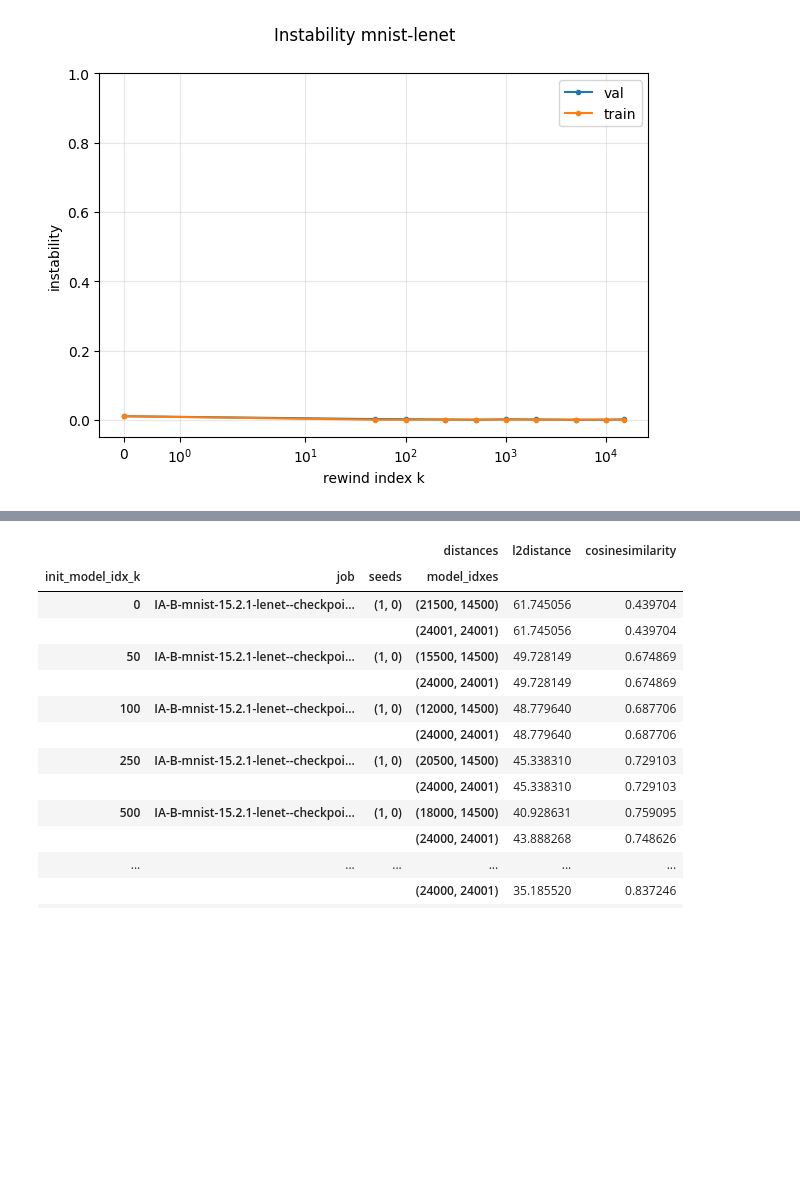
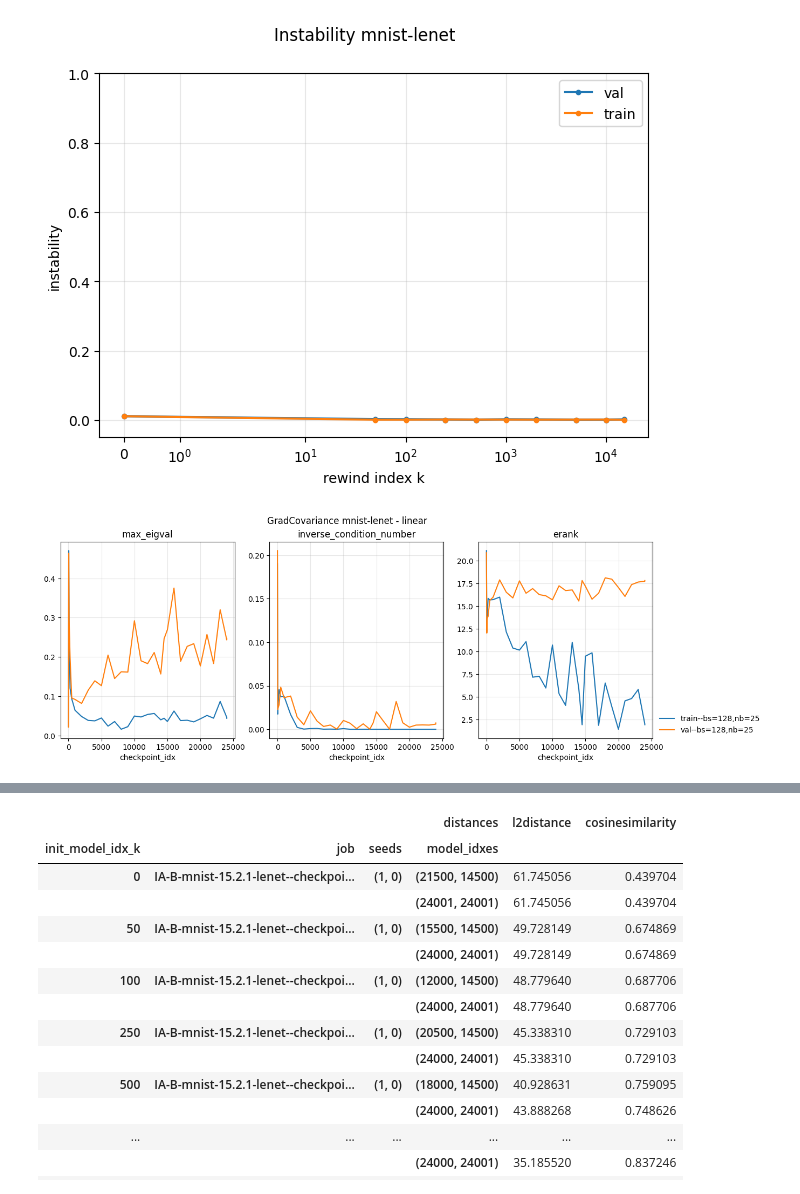
Before and after one commit to maximilianmbeck/lfmd_notebooks, a Jupyter notebook: lfmd_notebooks/15-cf10-lenet-linear_mode_connect.ipynb, the cells around one changed output, grey strips where cells are left out. Drawn from its saved outputs; the diff is of its cells as text; code cells hidden in the pictures; blank space fills up the shorter version.

Commit message:
add grad covariance analysis

```diff
--- a/lfmd_notebooks/15-cf10-lenet-linear_mode_connect.ipynb
+++ b/lfmd_notebooks/15-cf10-lenet-linear_mode_connect.ipynb
@@ -116,3 +80,11 @@ f = plot_barriers(instability_df=insta.combined_results_dfs['datasets'].loc['def
 f = plot_instability(instability_df=insta.combined_results_dfs['datasets'].loc['default_params'], title=f'Instability {spec}', x_scale='symlog', save_format='png')
 # %% [output]
 [figure]
+# %%
+grada = GradCovarianceAnalyzer(job=mainjob, checkpoint_idxs=[], num_batches=[25], batch_sizes=[128], device='cuda:0', save_folder_suffix='', save_to_disk=True)
+stats, eigvals = grada.covariance_analysis()
+# %%
+scale = 'linear'
+f = plot_covariance_statistics(stats, title=f'GradCovariance {spec} - {scale}', save_format='png', x_scale=scale)
+# %% [output]
+[figure, added]
```
Also changed, not shown: parts of 8 cells of this notebook, 3 other files.
